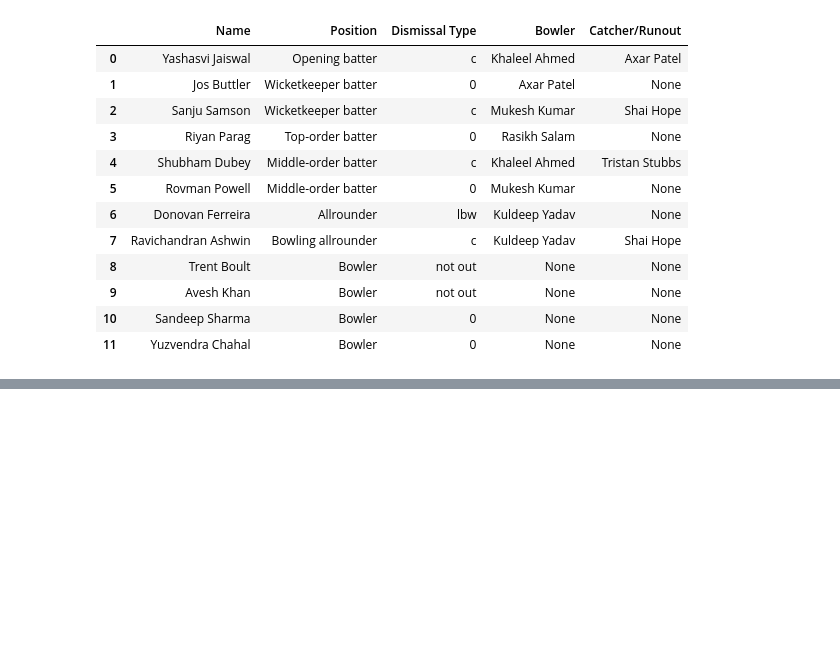
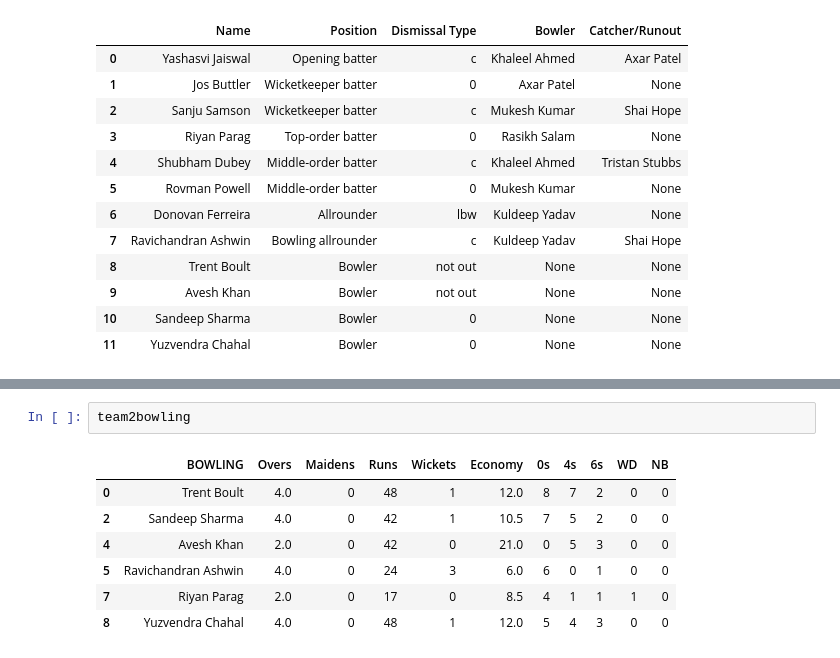
Before and after one commit to TheLameOne/dream11, a Jupyter notebook: fantasypoints.ipynb, the cells around one changed output, grey strips where cells are left out. Cells and saved outputs as stored; diff of their text form; blank space fills up the shorter version.

```diff
--- a/fantasypoints.ipynb
+++ b/fantasypoints.ipynb
@@ -402,3 +365,13 @@ team2dismiss
+# %%
+team2bowling
+# %% [output]
+|  | BOWLING | Overs | Maidens | Runs | Wickets | Economy | 0s | 4s | 6s | WD | NB |
+| 0 | Trent Boult | 4.0 | 0 | 48 | 1 | 12.0 | 8 | 7 | 2 | 0 | 0 |
+| 2 | Sandeep Sharma | 4.0 | 0 | 42 | 1 | 10.5 | 7 | 5 | 2 | 0 | 0 |
+| 4 | Avesh Khan | 2.0 | 0 | 42 | 0 | 21.0 | 0 | 5 | 3 | 0 | 0 |
+| 5 | Ravichandran Ashwin | 4.0 | 0 | 24 | 3 | 6.0 | 6 | 0 | 1 | 0 | 0 |
+| 7 | Riyan Parag | 2.0 | 0 | 17 | 0 | 8.5 | 4 | 1 | 1 | 1 | 0 |
+| 8 | Yuzvendra Chahal | 4.0 | 0 | 48 | 1 | 12.0 | 5 | 4 | 3 | 0 | 0 |
 # %%
 def generate_batting_points(x, y):
     x = x.merge(y)
```
Also changed, not shown: parts of 27 cells of this notebook.
